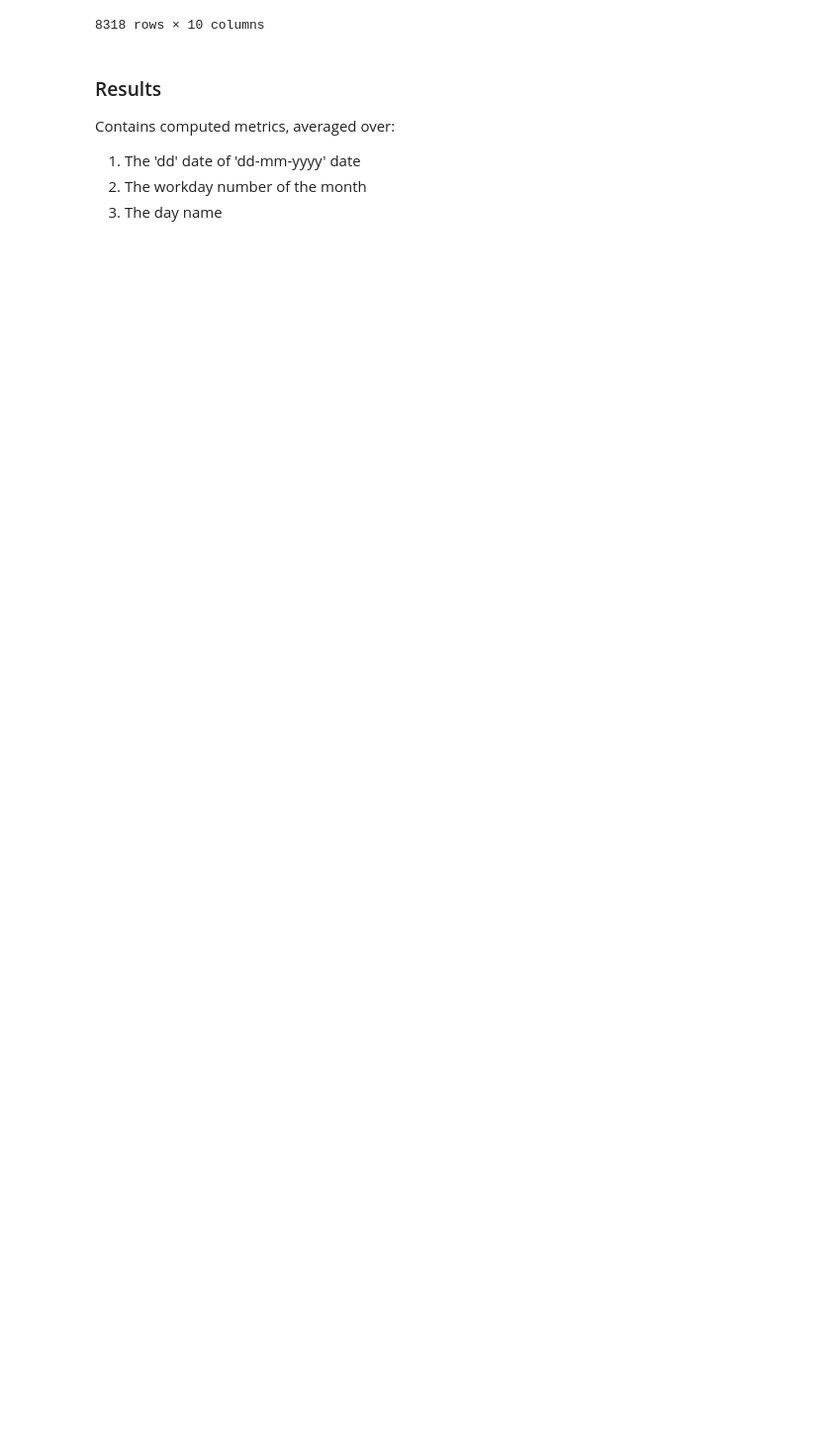
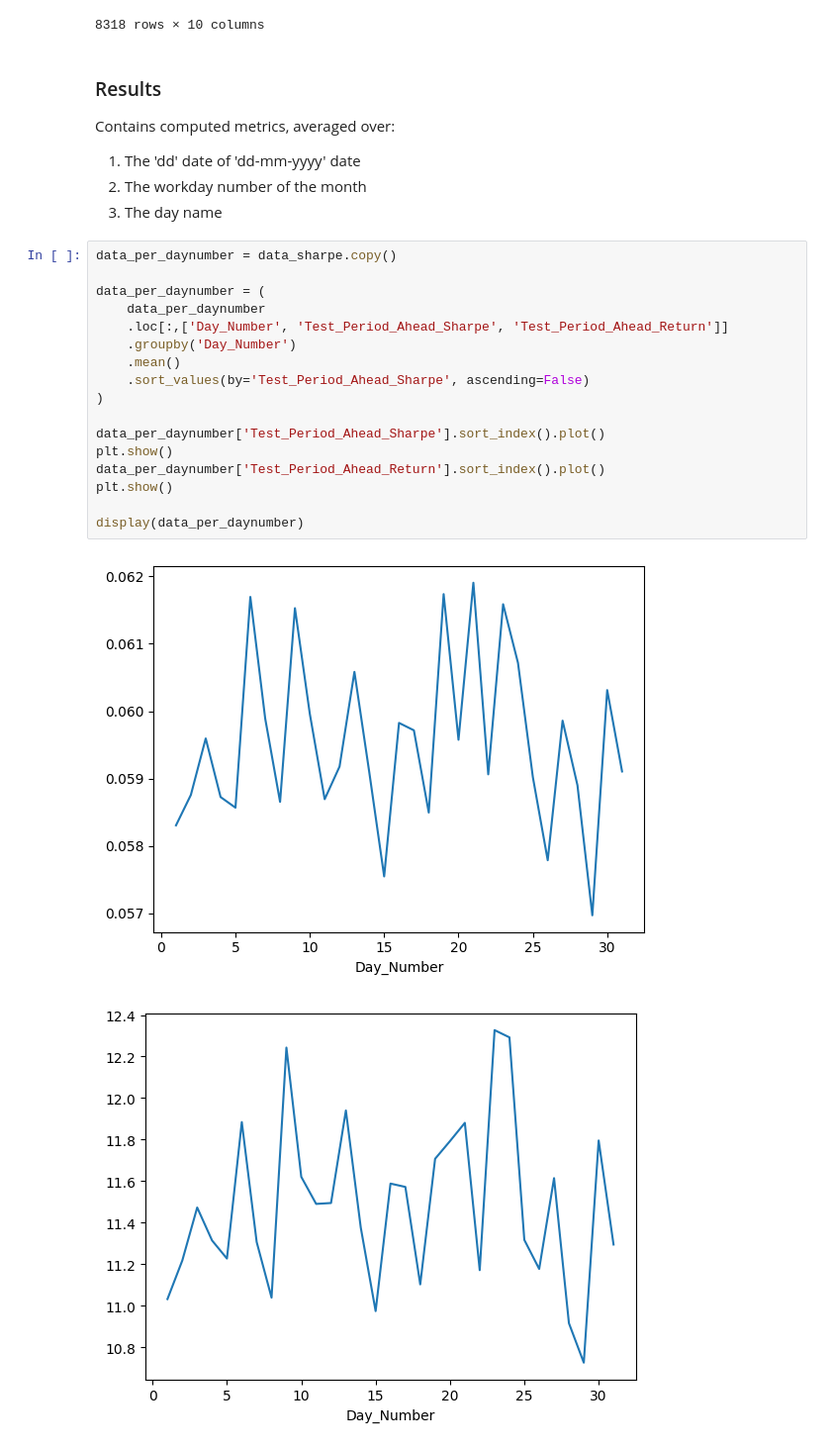
Before and after one commit to fabianbermana/seasonality_analysis, a Jupyter notebook: src/day_of_month.ipynb, the cells around one changed output. Shown at 99% size. Cells and saved outputs as stored; diff of their text form; blank space fills up the shorter version.

Commit message:
added plots

```diff
--- a/src/day_of_month.ipynb
+++ b/src/day_of_month.ipynb
@@ -242,3 +246,23 @@ Contains computed metrics, averaged over:
 1. The 'dd' date of 'dd-mm-yyyy' date
 2. The workday number of the month
 3. The day name
+# %%
+data_per_daynumber = data_sharpe.copy()
+
+data_per_daynumber = (
+    data_per_daynumber
+    .loc[:,['Day_Number', 'Test_Period_Ahead_Sharpe', 'Test_Period_Ahead_Return']]
+    .groupby('Day_Number')
+    .mean()
+    .sort_values(by='Test_Period_Ahead_Sharpe', ascending=False)
+)
+
+data_per_daynumber['Test_Period_Ahead_Sharpe'].sort_index().plot()
+plt.show()
+data_per_daynumber['Test_Period_Ahead_Return'].sort_index().plot()
+plt.show()
+
+display(data_per_daynumber)
+# %% [output]
+[figure, added]
+[figure, added]
```
Also changed, not shown: parts of 6 cells of this notebook, 2 other files.
